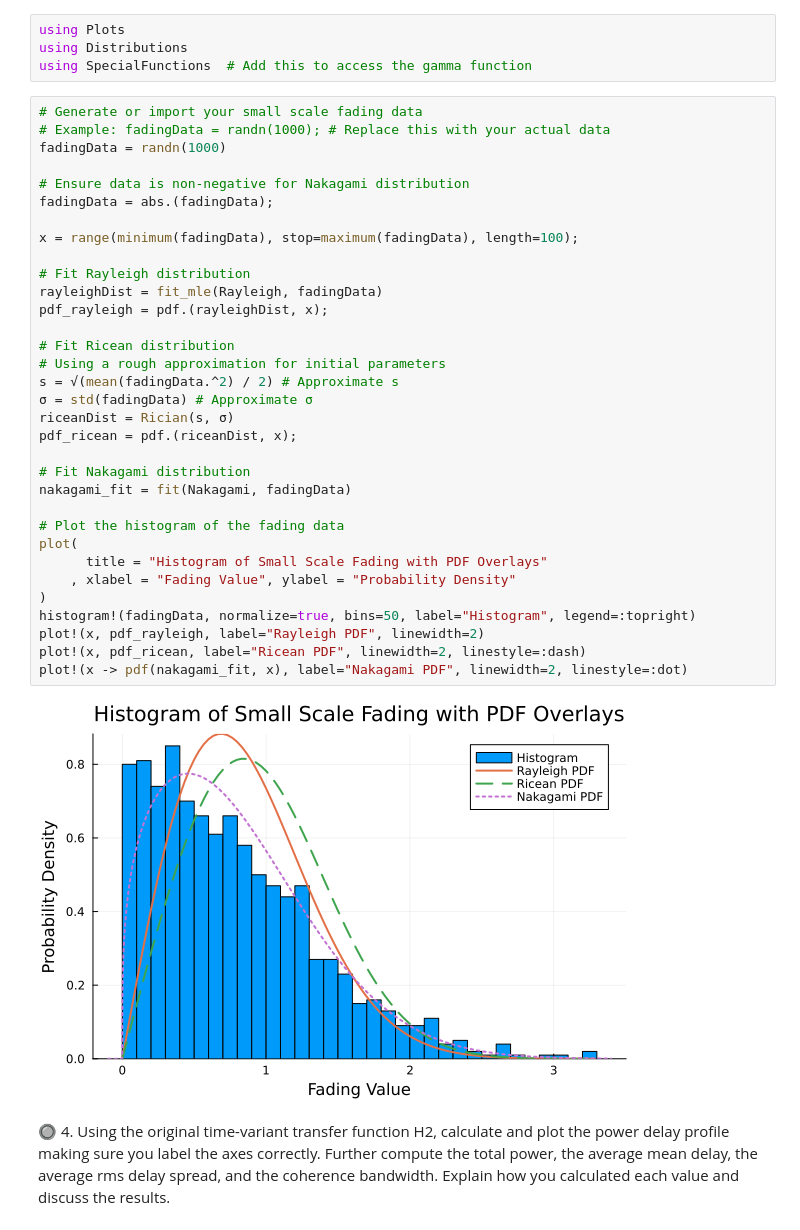
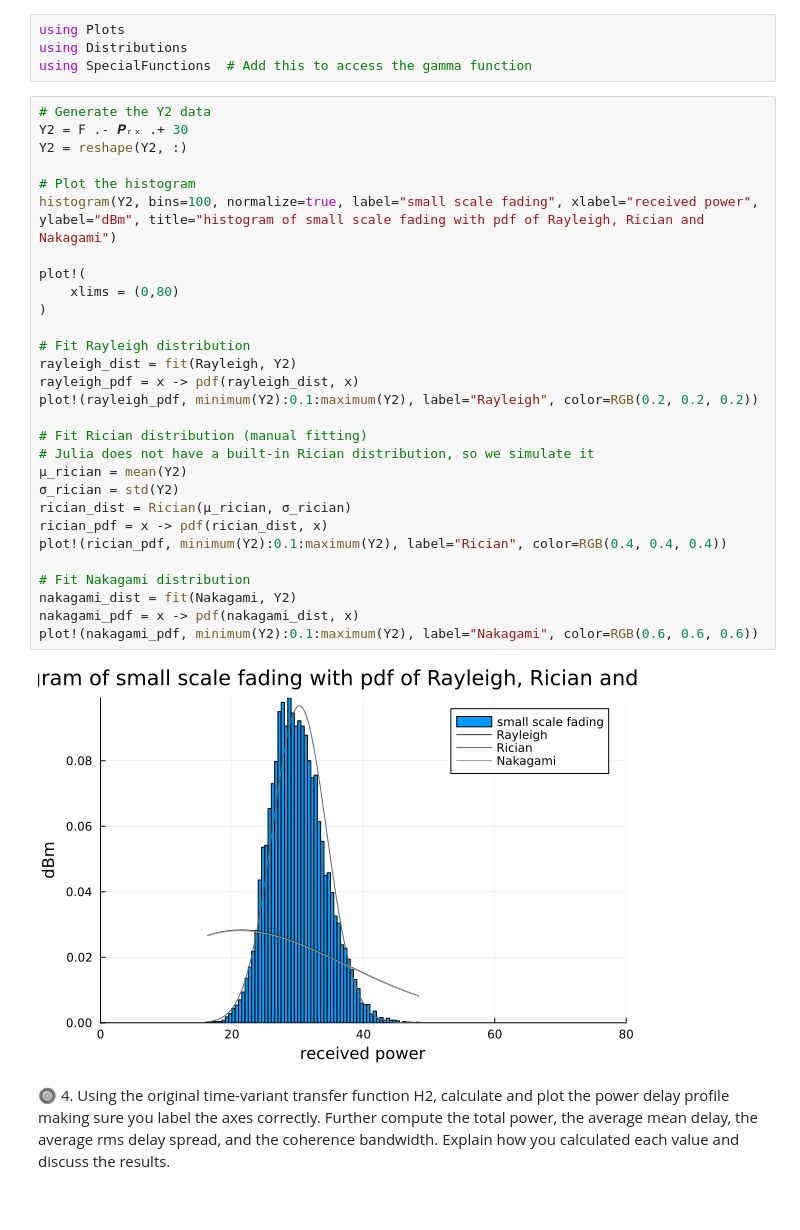
Before and after one commit to setrar/RADIO, a Jupyter notebook: Assignements/2/REPORT.ipynb, the cells around one changed output. Cells and saved outputs as stored; diff of their text form.

```diff
--- a/Assignements/2/REPORT.ipynb
+++ b/Assignements/2/REPORT.ipynb
@@ -99,41 +99,37 @@ fit_mle (generic function with 62 methods)
 using Plots
 using Distributions
 using SpecialFunctions  # Add this to access the gamma function
-# %%
-# Generate or import your small scale fading data
-# Example: fadingData = randn(1000); # Replace this with your actual data
-fadingData = randn(1000)
-
-# Ensure data is non-negative for Nakagami distribution
-fadingData = abs.(fadingData);
-
-x = range(minimum(fadingData), stop=maximum(fadingData), length=100);
-
-# Fit Rayleigh distribution
-rayleighDist = fit_mle(Rayleigh, fadingData)
-pdf_rayleigh = pdf.(rayleighDist, x);
-
-# Fit Ricean distribution
-# Using a rough approximation for initial parameters
-s = √(mean(fadingData.^2) / 2) # Approximate s
-σ = std(fadingData) # Approximate σ
-riceanDist = Rician(s, σ)
-pdf_ricean = pdf.(riceanDist, x);
-
-# Fit Nakagami distribution
-nakagami_fit = fit(Nakagami, fadingData)
-
-# Plot the histogram of the fading data
-plot(
-      title = "Histogram of Small Scale Fading with PDF Overlays"
-    , xlabel = "Fading Value", ylabel = "Probability Density"
-)
-histogram!(fadingData, normalize=true, bins=50, label="Histogram", legend=:topright)
-plot!(x, pdf_rayleigh, label="Rayleigh PDF", linewidth=2)
-plot!(x, pdf_ricean, label="Ricean PDF", linewidth=2, linestyle=:dash)
-plot!(x -> pdf(nakagami_fit, x), label="Nakagami PDF", linewidth=2, linestyle=:dot)
-# %% [output]
-[figure, removed]
+# %%
+# Generate the Y2 data
+Y2 = 𝖥 .- 𝑷ᵣₓ .+ 30
+Y2 = reshape(Y2, :)
+
+# Plot the histogram
+histogram(Y2, bins=100, normalize=true, label="small scale fading", xlabel="received power", ylabel="dBm", title="histogram of small scale fading with pdf of Rayleigh, Rician and Nakagami")
+
+plot!(
+    xlims = (0,80)
+)
+
+# Fit Rayleigh distribution
+rayleigh_dist = fit(Rayleigh, Y2)
+rayleigh_pdf = x -> pdf(rayleigh_dist, x)
+plot!(rayleigh_pdf, minimum(Y2):0.1:maximum(Y2), label="Rayleigh", color=RGB(0.2, 0.2, 0.2))
+
+# Fit Rician distribution (manual fitting)
+# Julia does not have a built-in Rician distribution, so we simulate it
+μ_rician = mean(Y2)
+σ_rician = std(Y2)
+rician_dist = Rician(μ_rician, σ_rician)
+rician_pdf = x -> pdf(rician_dist, x)
+plot!(rician_pdf, minimum(Y2):0.1:maximum(Y2), label="Rician", color=RGB(0.4, 0.4, 0.4))
+
+# Fit Nakagami distribution
+nakagami_dist = fit(Nakagami, Y2)
+nakagami_pdf = x -> pdf(nakagami_dist, x)
+plot!(nakagami_pdf, minimum(Y2):0.1:maximum(Y2), label="Nakagami", color=RGB(0.6, 0.6, 0.6))
+# %% [output]
+[figure, added]
 # %% [markdown]
 &#x1F518; 4. Using the original time-variant transfer function H2, calculate and plot the power delay profile making sure you label the axes correctly. Further compute the total power, the average mean delay, the average rms delay spread, and the coherence bandwidth. Explain how you calculated each value and discuss the results.
 # %% [markdown]
```
